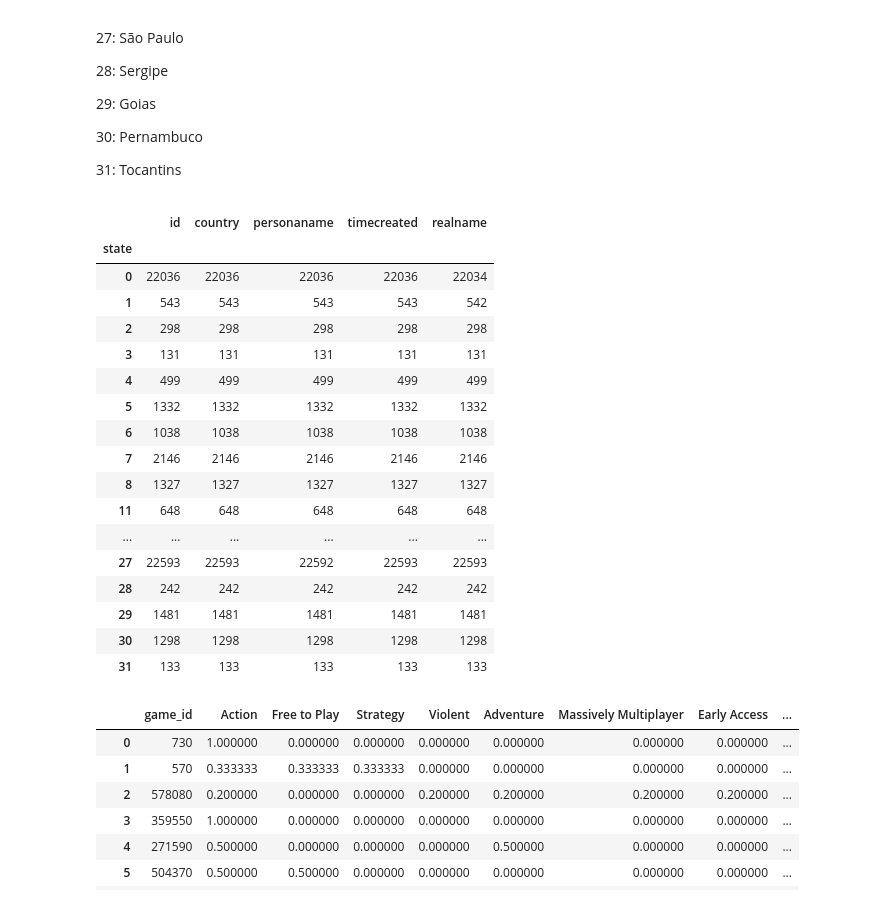
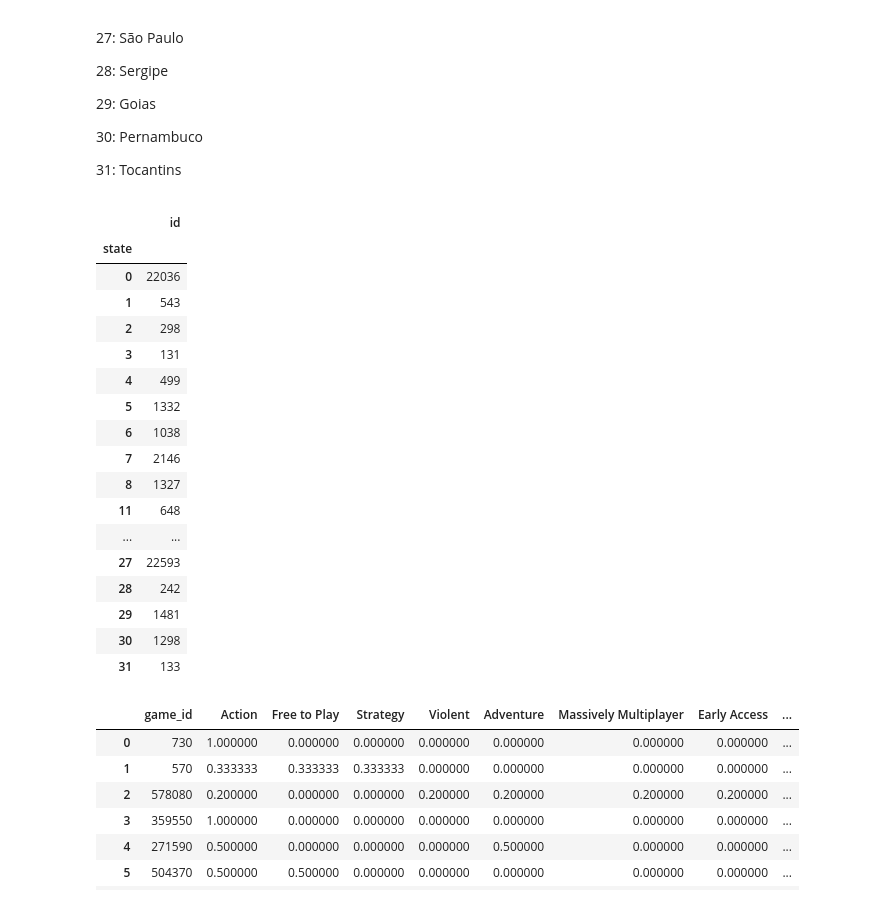
Before and after one commit to if1015-datascience-ufpe/2017-2-projeto-hbcj-lfp2, a Jupyter notebook: Projeto.ipynb, the cells around one changed output. Drawn from its saved outputs; the diff is of its cells as text; code cells hidden in the pictures.

```diff
--- a/Projeto.ipynb
+++ b/Projeto.ipynb
@@ -331,26 +332,26 @@ Correspondência dos estados:
 <p>30: Pernambuco</p>
 <p>31: Tocantins</p>
 # %%
-dataJogadores3.groupby('state').count()
+dataJogadores3[['id', 'state']].groupby('state').count()
 # %% [output]
-|  | id | country | personaname | timecreated | realname |
-| state |  |  |  |  |  |
-| 0 | 22036 | 22036 | 22036 | 22036 | 22034 |
-| 1 | 543 | 543 | 543 | 543 | 542 |
-| 2 | 298 | 298 | 298 | 298 | 298 |
-| 3 | 131 | 131 | 131 | 131 | 131 |
-| 4 | 499 | 499 | 499 | 499 | 499 |
-| 5 | 1332 | 1332 | 1332 | 1332 | 1332 |
-| 6 | 1038 | 1038 | 1038 | 1038 | 1038 |
-| 7 | 2146 | 2146 | 2146 | 2146 | 2146 |
-| 8 | 1327 | 1327 | 1327 | 1327 | 1327 |
-| 11 | 648 | 648 | 648 | 648 | 648 |
-| ... | ... | ... | ... | ... | ... |
-| 27 | 22593 | 22593 | 22592 | 22593 | 22593 |
-| 28 | 242 | 242 | 242 | 242 | 242 |
-| 29 | 1481 | 1481 | 1481 | 1481 | 1481 |
-| 30 | 1298 | 1298 | 1298 | 1298 | 1298 |
-| 31 | 133 | 133 | 133 | 133 | 133 |
+|  | id |
+| state |  |
+| 0 | 22036 |
+| 1 | 543 |
+| 2 | 298 |
+| 3 | 131 |
+| 4 | 499 |
+| 5 | 1332 |
+| 6 | 1038 |
+| 7 | 2146 |
+| 8 | 1327 |
+| 11 | 648 |
+| ... | ... |
+| 27 | 22593 |
+| 28 | 242 |
+| 29 | 1481 |
+| 30 | 1298 |
+| 31 | 133 |
 # %%
 games_total = pd.read_csv('games_total.csv')
 columns = games_total.columns.values
```
Also changed, not shown: parts of 7 cells of this notebook.
